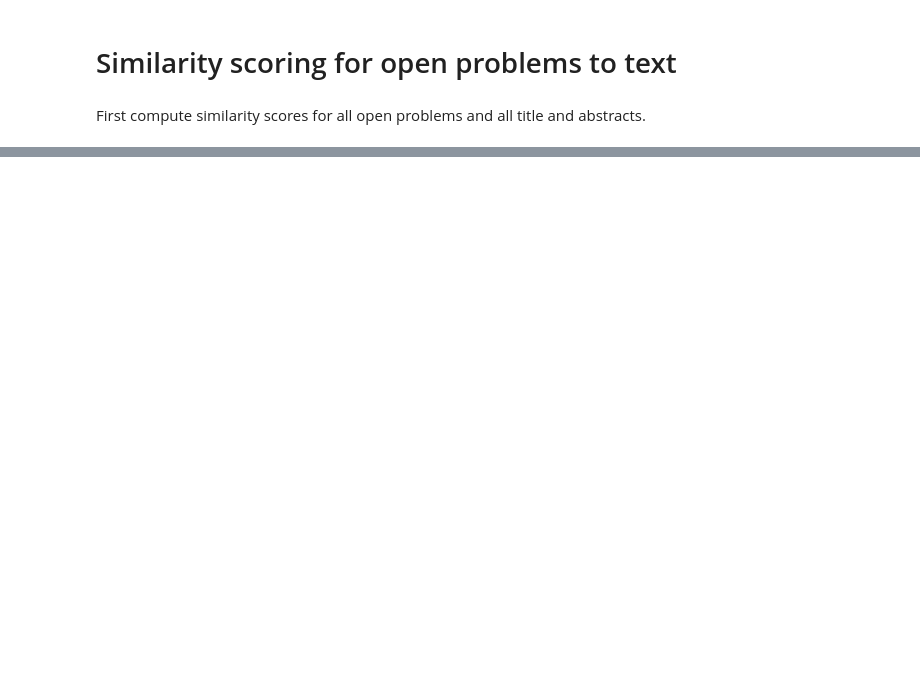
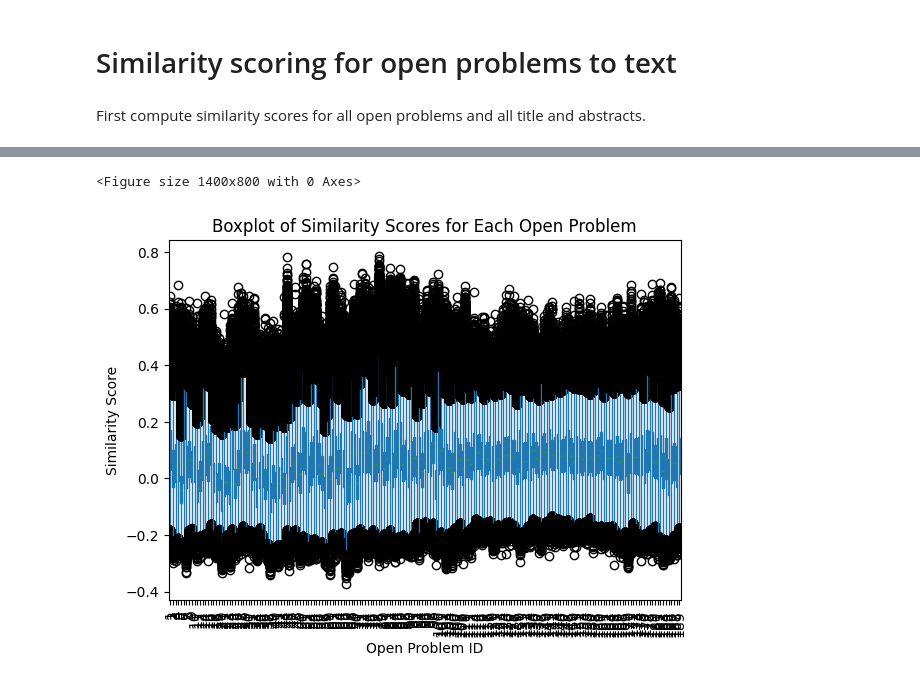
Before and after one commit to angelotalay/opl-analysis, a Jupyter notebook: embeddings.ipynb, the cells around one changed output, grey strips where cells are left out. Saved outputs shown, nothing was run; the diff lists cells and outputs as text; code cells hidden in the pictures; blank space fills up the shorter version.

```diff
--- a/embeddings.ipynb
+++ b/embeddings.ipynb
@@ -207,0 +340,5 @@ df.to_csv('similarity_scores.csv', index=False)
+# %%
+distribution_box_plot(melted_df)
+# %% [output]
+<Figure size 1400x800 with 0 Axes>
+[figure, added]
```
Also changed, not shown: parts of 18 cells of this notebook, 1 other file.
